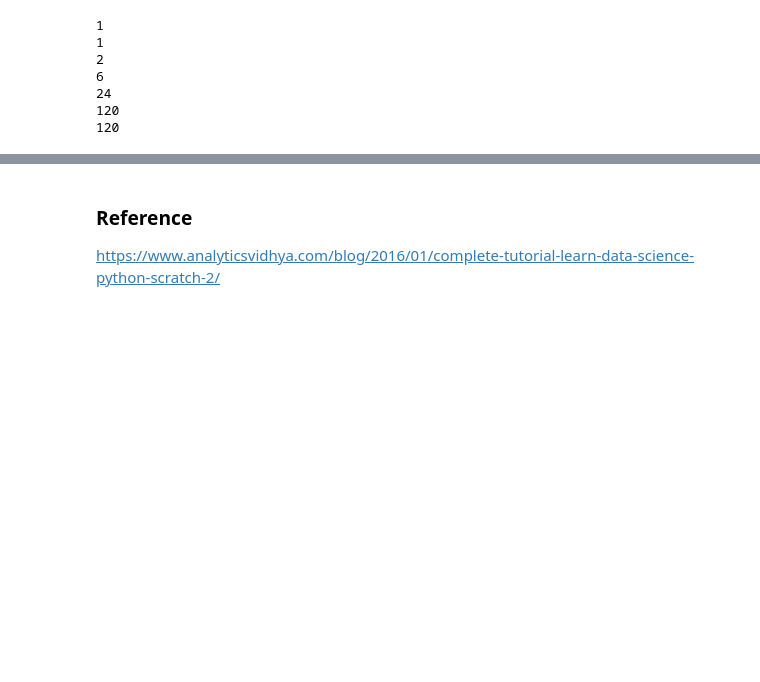
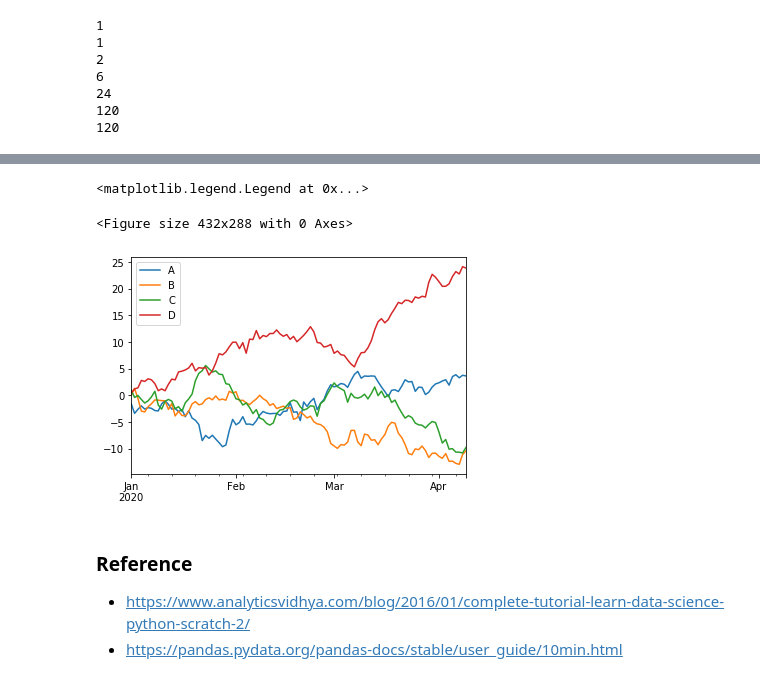
Before and after one commit to Mahinramezani/summary_python, a Jupyter notebook: Summary_python.ipynb, the cells around one changed output, grey strips where cells are left out. Cells and saved outputs as stored; diff of their text form; code cells hidden in the pictures; blank space fills up the shorter version.

Commit message:
pandas

```diff
--- a/Summary_python.ipynb
+++ b/Summary_python.ipynb
@@ -90,0 +286,12 @@ for i in range(1, N + 1):
+# %%
+df = pd.DataFrame(
+     np.random.randn(100, 4), index=ts.index, columns=["A", "B", "C", "D"]
+)
+df = df.cumsum()
+plt.figure()
+df.plot()
+plt.legend(loc='best')
+# %% [output]
+<matplotlib.legend.Legend at 0x...>
+<Figure size 432x288 with 0 Axes>
+[figure, added]
@@ -91,3 +315,4 @@ for i in range(1, N + 1):
 # %% [markdown]
 ### Reference
-https://www.analyticsvidhya.com/blog/2016/01/complete-tutorial-learn-data-science-python-scratch-2/
+* https://www.analyticsvidhya.com/blog/2016/01/complete-tutorial-learn-data-science-python-scratch-2/
+* https://pandas.pydata.org/pandas-docs/stable/user_guide/10min.html
```
Also changed, not shown: parts of 16 cells of this notebook, 1 other file.
